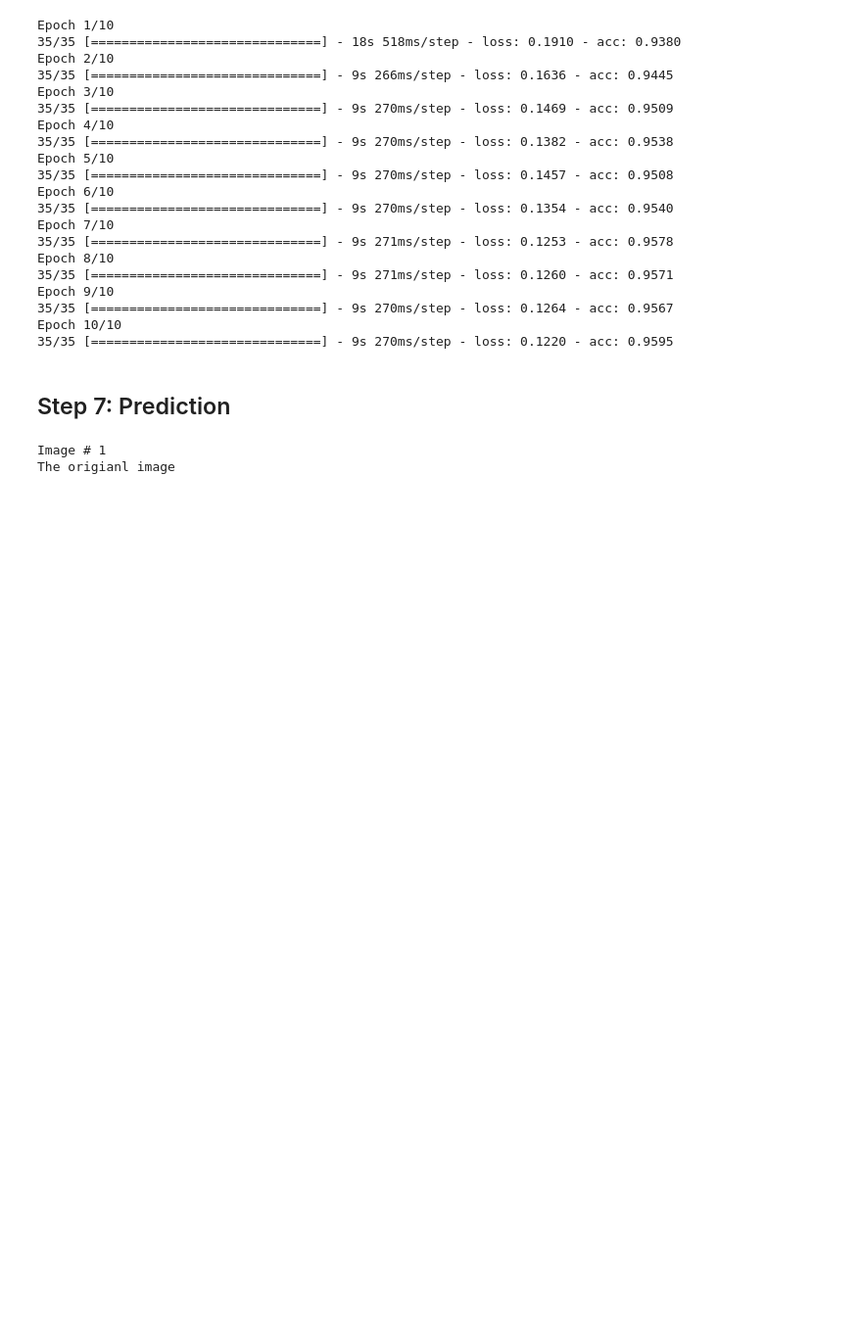
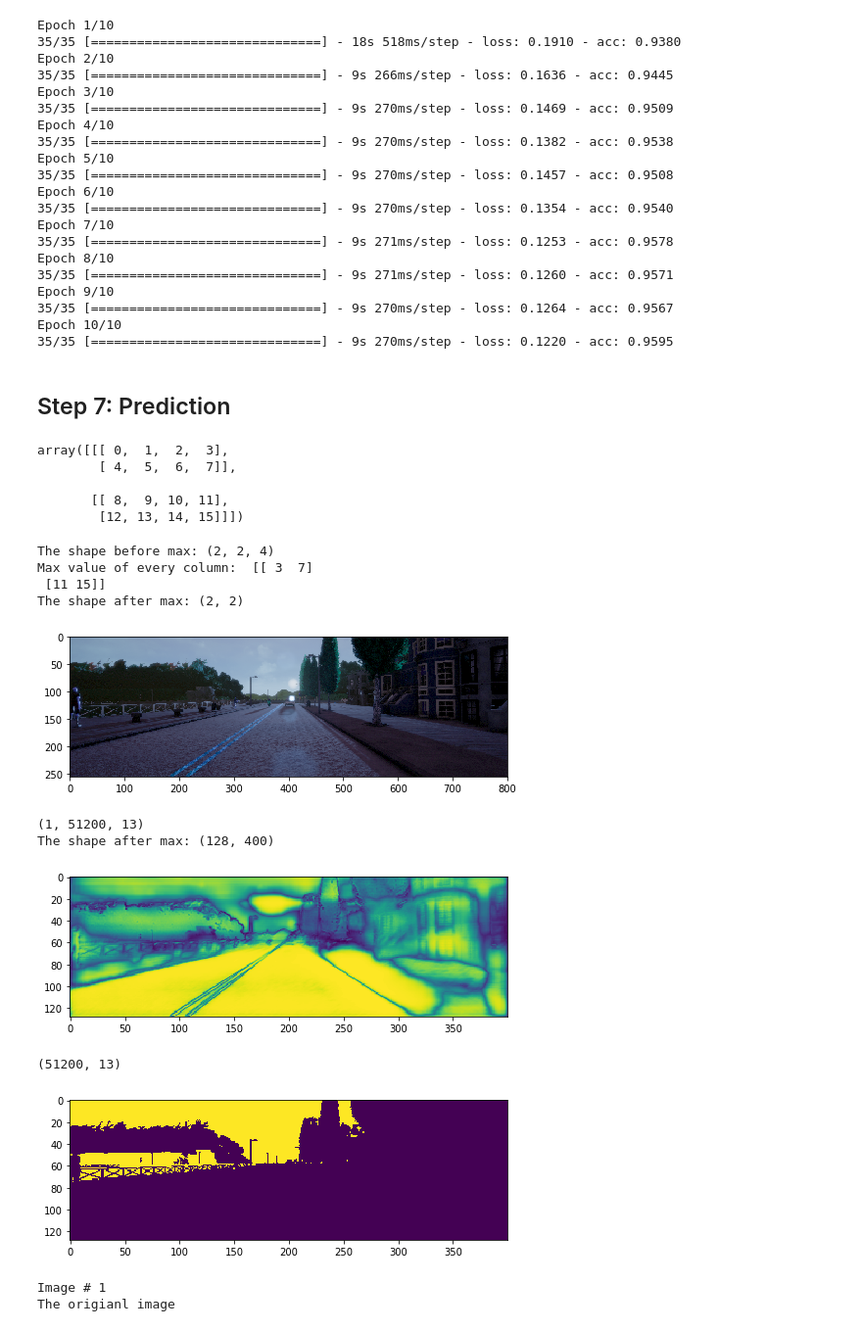
Before and after one commit to xslittlemaggie/Deep-Learning-Projects, a Jupyter notebook: Pixel_level_object(car)_segmentation_not_done_yet.ipynb, the cells around one changed output. Shown: that part at 98% size. Saved outputs shown, nothing was run; the diff lists cells and outputs as text; code cells hidden in the pictures; blank space fills up the shorter version.

```diff
--- a/Pixel_level_object(car)_segmentation_not_done_yet.ipynb
+++ b/Pixel_level_object(car)_segmentation_not_done_yet.ipynb
@@ -562,3 +564,59 @@ Epoch 10/10
+# %%
+arr = np.array(range(16)).reshape(2, 2, 4)
+arr
+# %% [output]
+array([[[ 0,  1,  2,  3],
+        [ 4,  5,  6,  7]],
+
+       [[ 8,  9, 10, 11],
+        [12, 13, 14, 15]]])
+# %%
+
+print("The shape before max:", arr.shape)
+maxInColumns = np.amax(arr, axis=2)
+
+print('Max value of every column: ', maxInColumns)
+print("The shape after max:", maxInColumns.shape)
+# %% [output]
+The shape before max: (2, 2, 4)
+Max value of every column:  [[ 3  7]
+ [11 15]]
+The shape after max: (2, 2)
+# %%
+img_pathes = glob.glob("/content/segmentation/train_dataset/imgs/*.png")
+mask_pathes = glob.glob("/content/segmentation/train_dataset/labels/*.png")
+#img_path = "/content/segmentation/train_dataset/imgs/episode_0005_000034.png"
+imgs = myGenerator()
+for img, seg in imgs:
+  plt.imshow(img[0])
+  plt.show()
+
+  # the predicted mask
+  pred = model.predict(np.array([img[0]]))
+  print(pred.shape)
+  pred = np.reshape(pred, (128, 400, 13))
+  pred_max = np.amax(pred, axis = 2)
+  print("The shape after max:", pred_max.shape)
+  plt.imshow(pred_max)
+  plt.show()
+
+  # the ground truth
+  print(seg[0].shape)
+
+  true = np.reshape(seg[0], (128, 400, 13))
+  #true_max = np.amax(true, axis = 2)
+  #print("The shape after max:", pred_max.shape)
+  plt.imshow(true[:,:, 0])
+  plt.show()
+
+  break
+# %% [output]
+[figure, added]
+(1, 51200, 13)
+The shape after max: (128, 400)
+[figure, added]
+(51200, 13)
+[figure, added]
 # %%
 img_pathes = glob.glob("/content/segmentation/train_dataset/imgs/*.png")
 mask_pathes = glob.glob("/content/segmentation/train_dataset/labels/*.png")
```
Also changed, not shown: parts of 1 cell of this notebook.
